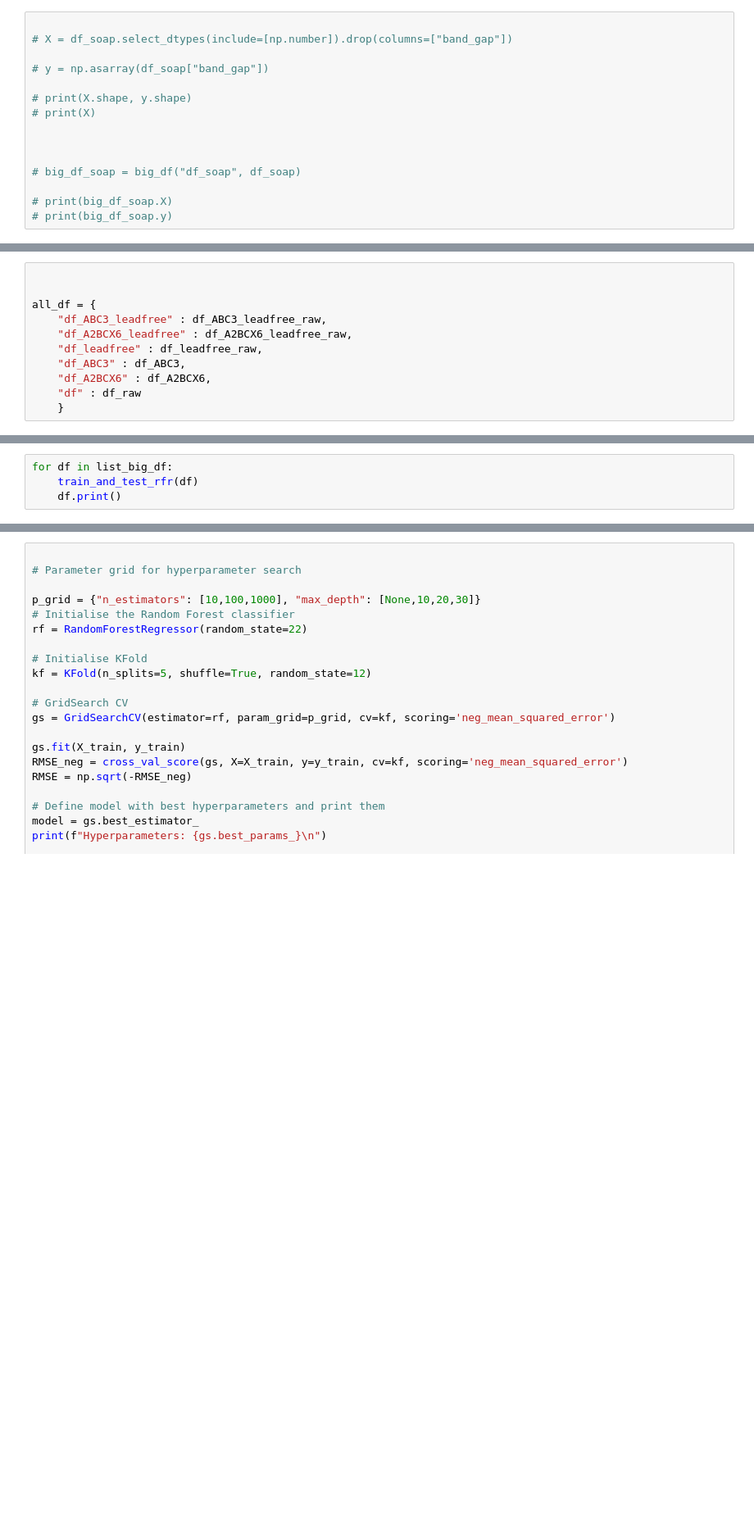
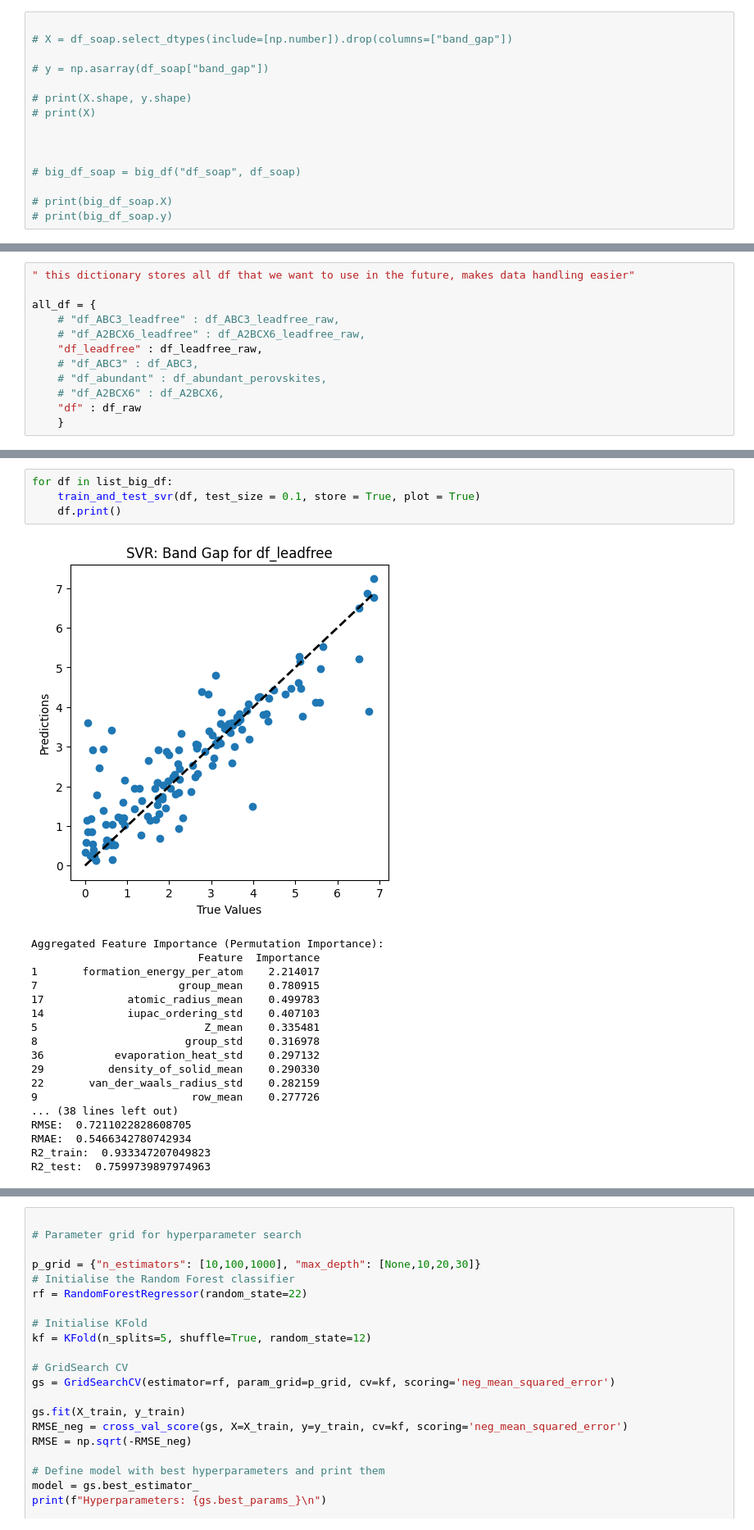
Before and after one commit to goetzdominik/Digichem, a Jupyter notebook: Fabian/cleanup_data.ipynb, the cells around one changed output, grey strips where cells are left out. Shown: that part at 82% size. Drawn from its saved outputs; the diff is of its cells as text; blank space fills up the shorter version.

```diff
--- a/Fabian/cleanup_data.ipynb
+++ b/Fabian/cleanup_data.ipynb
@@ -636,14 +725,15 @@ def train_and_test_rfr(big_df_temp):
 # print('RFR Model| MSE on test set: %.4f'% mean_squared_error(y_test, y_predicted8))
 # print('RFR Model| MAE on test set: %.4f'% mean_absolute_error(y_test, y_predicted8))
 # %%
-
+" this dictionary stores all df that we want to use in the future, makes data handling easier"
 
 all_df = {
-    "df_ABC3_leadfree" : df_ABC3_leadfree_raw,
-    "df_A2BCX6_leadfree" : df_A2BCX6_leadfree_raw,
+    # "df_ABC3_leadfree" : df_ABC3_leadfree_raw,
+    # "df_A2BCX6_leadfree" : df_A2BCX6_leadfree_raw,
     "df_leadfree" : df_leadfree_raw,
-    "df_ABC3" : df_ABC3,
-    "df_A2BCX6" : df_A2BCX6,
+    # "df_ABC3" : df_ABC3,
+    # "df_abundant" : df_abundant_perovskites,
+    # "df_A2BCX6" : df_A2BCX6,
     "df" : df_raw
     }
 # %%
@@ -667,4 +976,23 @@ for name, df in all_df.items():
 # %%
 for df in list_big_df:
-    train_and_test_rfr(df)
+    train_and_test_svr(df, test_size = 0.1, store = True, plot = True)
     df.print()
+# %% [output]
+[figure, added]
+Aggregated Feature Importance (Permutation Importance):
+                          Feature  Importance
+1       formation_energy_per_atom    2.214017
+7                      group_mean    0.780915
+17             atomic_radius_mean    0.499783
+14             iupac_ordering_std    0.407103
+5                          Z_mean    0.335481
+8                       group_std    0.316978
+36           evaporation_heat_std    0.297132
+29          density_of_solid_mean    0.290330
+22       van_der_waals_radius_std    0.282159
+9                        row_mean    0.277726
+... (38 lines left out)
+RMSE:  0.7211022828608705
+RMAE:  0.5466342780742934
+R2_train:  0.933347207049823
+R2_test:  0.7599739897974963
```
Also changed, not shown: parts of 8 cells of this notebook, 1 other file.
